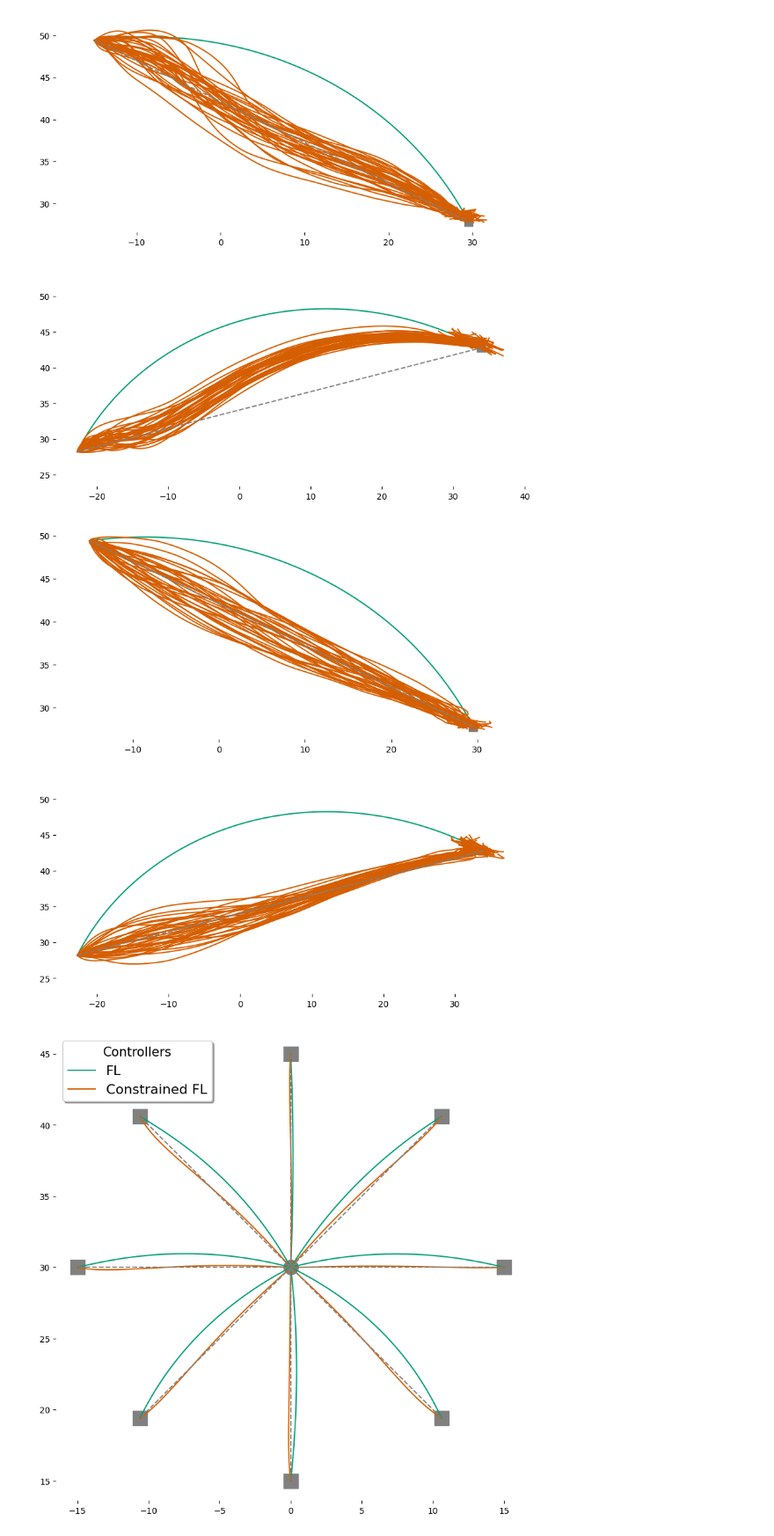
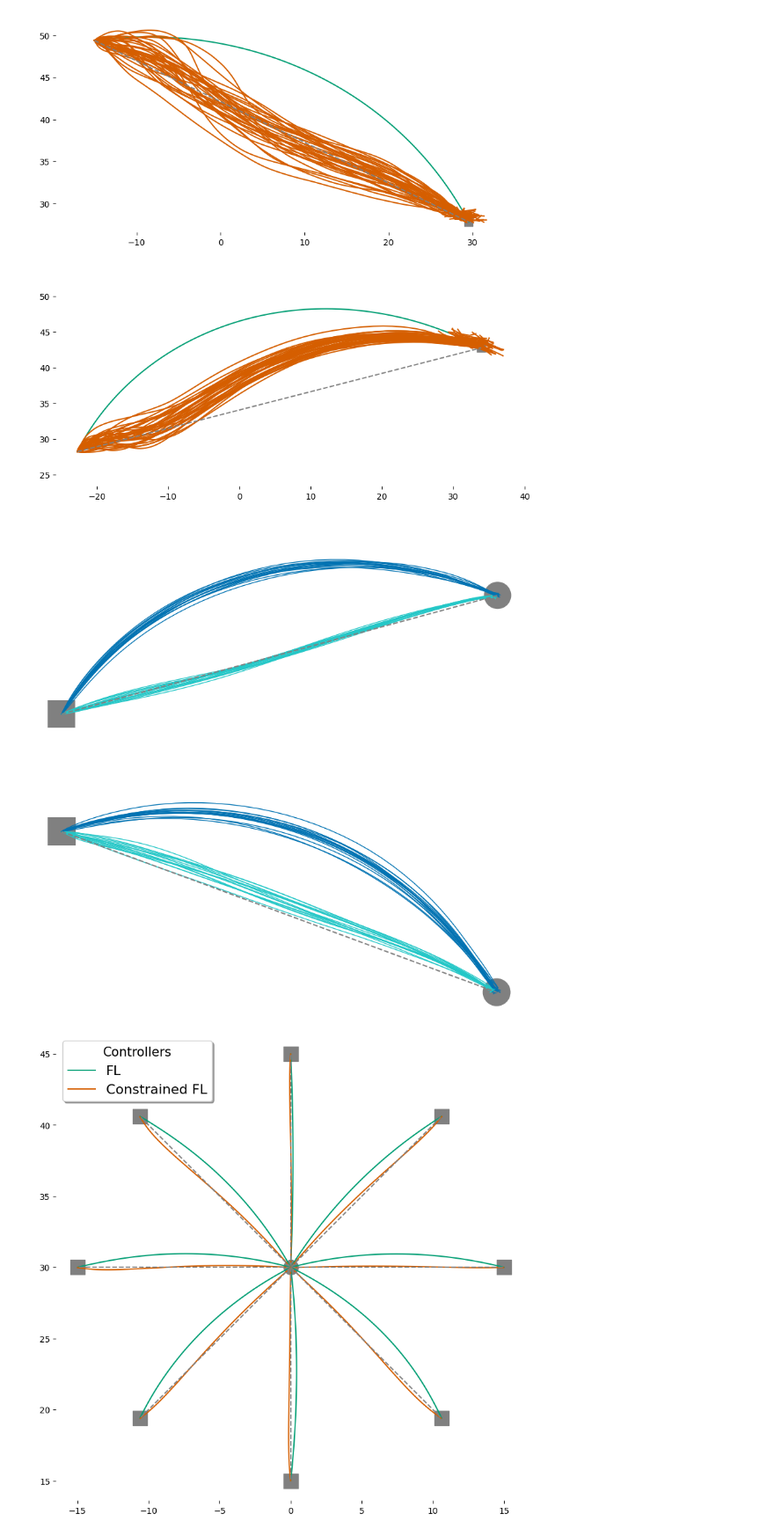
Before and after one commit to AlexandreThy/PhD, a Jupyter notebook: CurrentParts/PathConstraint.ipynb, the cells around one changed output. Shown at 88% size. Drawn from its saved outputs; the diff is of its cells as text; code cells hidden in the pictures.

```diff
--- a/CurrentParts/PathConstraint.ipynb
+++ b/CurrentParts/PathConstraint.ipynb
@@ -167,7 +167,7 @@ def Feedback_Linearization_witPathConstraint(Duration = .6,w1 = 1e8,w2 = 1e8,w3
 
         Mdot = np.array([[-2*a2*sin(zhat[3])*zhat[4],-a2*sin(zhat[3])*zhat[4]],[-a2*sin(zhat[3])*zhat[4],0]])
 
-        Omega_motor,Omega_measure,motornoise,sensorynoise = NoiseAndCovMatrix(M,Num_Var,kdelay,Var = 1e-3*4)
+        Omega_motor,Omega_measure,motornoise,sensorynoise = NoiseAndCovMatrix(N = Num_Var,kdelay = kdelay,Var = 1e-3)
 
         # Compute the command through the FL technique
 
@@ -854,46 +590,57 @@ plt.axis("equal")
  np.float64(49.24356972902367))
 [figure]
 # %%
-num_sim = 36
+num_sim = 15
 
 X0= [70,70]
 XN=[-10,100]
 fig,ax = plt.subplots(2,figsize = (10,10))
 plt.subplot(2,1,1)
-start = ToCartesian(np.array(X0)/180*pi)
-end = ToCartesian(np.array(XN)/180*pi)
+start, end = longmovement_1()
 
-plt.scatter(end[0],end[1],marker = "s",color="grey",s = 100)
+
+
+for n in range(num_sim):
+    X,Y = Feedback_Linearization_witPathConstraint(wp = 400,Num_iter=60,starting_point=start,targets=end,percent = .8,taupath = .04,Activate_Noise= True)
+    plt.plot(X,Y,color =  "#24C7C7",linewidth = 1)
+    X,Y = Feedback_Linearization_witPathConstraint(wp = 0,taupath = 1e-2,starting_point=start,targets=end,Activate_Noise= True,Num_iter = 60)
+    plt.plot(X,Y,color = "#0072B2",linewidth = 1)
+plt.plot(np.linspace(start[0],end[0],60),np.linspace(start[1],end[1],60),color = "grey",linestyle = "--")
+delete_axis(ax[0])
+delete_ticks(ax[0])
+plt.axis("equal")
+
+st,tg = start,end
+circle = plt.Circle((tg[0],tg[1]), 1.5, edgecolor='grey',facecolor = "grey", linewidth=3)
+ax[0].add_patch(circle)
+square = plt.Rectangle((st[0]-1.5,st[1]-1.5), 3,3, edgecolor='grey',facecolor = "grey", linewidth=3)
+ax[0].add_patch(square)
+
+plt.subplot(2,1,2)
+start, end = longmovement_2()
+
+
 
 X,Y = Feedback_Linearization_witPathConstraint(wp = 0,taupath = 1e-2,starting_point=start,targets=end)
-plt.plot(X,Y,color = "#009E73")
+plt.plot(X,Y,color = "#0072B2",linewidth = 1)
 for n in range(num_sim):
-    X,Y = Feedback_Linearization_witPathConstraint(wp = 400,Num_iter=160,starting_point=start,targets=end,percent = .8,taupath = .04,Activate_Noise= True)
-    plt.plot(X,Y,color =  "#D55E00")
-plt.plot(np.linspace(start[0],end[0],60),np.linspace(start[1],end[1],60),color = "grey",linestyle = "--")
-delete_axis(ax[0])
-plt.axis("equal")
-plt.subplot(2,1,2)
-X0= [70,110]
-XN=[20,60]
-
-start = ToCartesian(np.array(X0)/180*pi)
-end = ToCartesian(np.array(XN)/180*pi)
-
-plt.scatter(end[0],end[1],marker = "s",color="grey",s = 100)
-
-X,Y = Feedback_Linearization_witPathConstraint(wp = 0,taupath = 1e-2,starting_point=start,targets=end)
-plt.plot(X,Y,color = "#009E73")
-for n in range(num_sim):
-    X,Y = Feedback_Linearization_witPathConstraint(wp = 450,Num_iter=160,starting_point=start,targets=end,percent = .8,taupath = .04,Activate_Noise= True)
-    plt.plot(X,Y,color =  "#D55E00")
+    X,Y = Feedback_Linearization_witPathConstraint(wp = 400,Num_iter=60,starting_point=start,targets=end,percent = .8,taupath = .04,Activate_Noise= True)
+    plt.plot(X,Y,color =  "#24C7C7",linewidth = 1)
+    X,Y = Feedback_Linearization_witPathConstraint(wp = 0,taupath = 1e-2,starting_point=start,targets=end,Activate_Noise= True,Num_iter = 60)
+    plt.plot(X,Y,color = "#0072B2",linewidth = 1)
 plt.plot(np.linspace(start[0],end[0],60),np.linspace(start[1],end[1],60),color = "grey",linestyle = "--")
 delete_axis(ax[1])
 plt.axis("equal")
+st,tg = start,end
+circle = plt.Circle((tg[0],tg[1]), 1.5, edgecolor='grey',facecolor = "grey", linewidth=3)
+ax[1].add_patch(circle)
+square = plt.Rectangle((st[0]-1.5,st[1]-1.5), 3,3, edgecolor='grey',facecolor = "grey", linewidth=3)
+ax[1].add_patch(square)
+delete_ticks(ax[1])
 
 plt.savefig("ConstraintVariability.png",dpi = 200)
 # %% [output]
-[figure, old version]
+[figure, new version]
 # %%
 fig,ax = plt.subplots(figsize = (10,10))
 plt.scatter(0,30,marker = "o",color="grey",s = 300)
```
Also changed, not shown: parts of 1 cell of this notebook, 1 other file.
